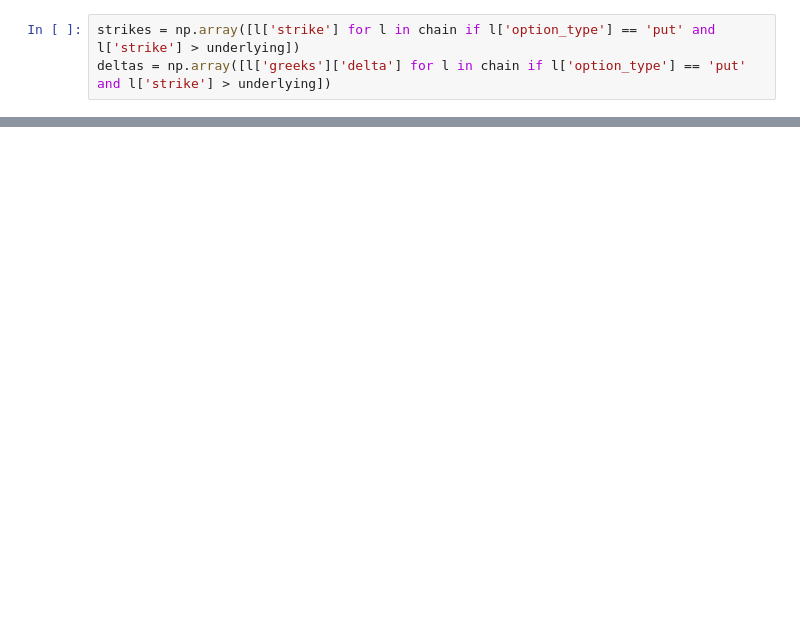
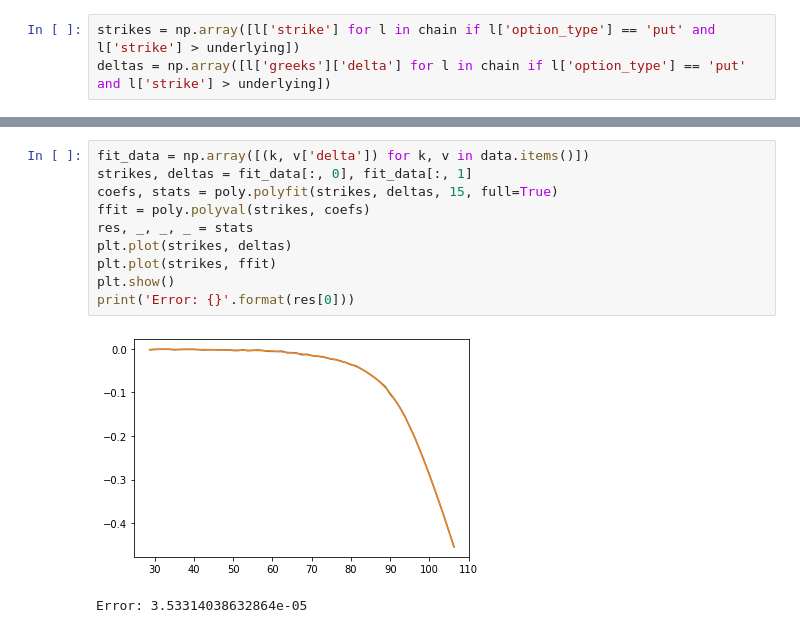
Before and after one commit to alangshur/put-options-scanner, a Jupyter notebook: optimization.ipynb, the cells around one changed output, grey strips where cells are left out. Drawn from its saved outputs; the diff is of its cells as text; blank space fills up the shorter version.

```diff
--- a/optimization.ipynb
+++ b/optimization.ipynb
@@ -35,0 +51,13 @@ print(poly.polyval(120.14351345, coefs))
+# %%
+fit_data = np.array([(k, v['delta']) for k, v in data.items()])
+strikes, deltas = fit_data[:, 0], fit_data[:, 1]
+coefs, stats = poly.polyfit(strikes, deltas, 15, full=True)
+ffit = poly.polyval(strikes, coefs)
+res, _, _, _ = stats
+plt.plot(strikes, deltas)
+plt.plot(strikes, ffit)
+plt.show()
+print('Error: {}'.format(res[0]))
+# %% [output]
+[figure, added]
+Error: 3.53314038632864e-05
```
Also changed, not shown: parts of 8 cells of this notebook, 13 other files.
